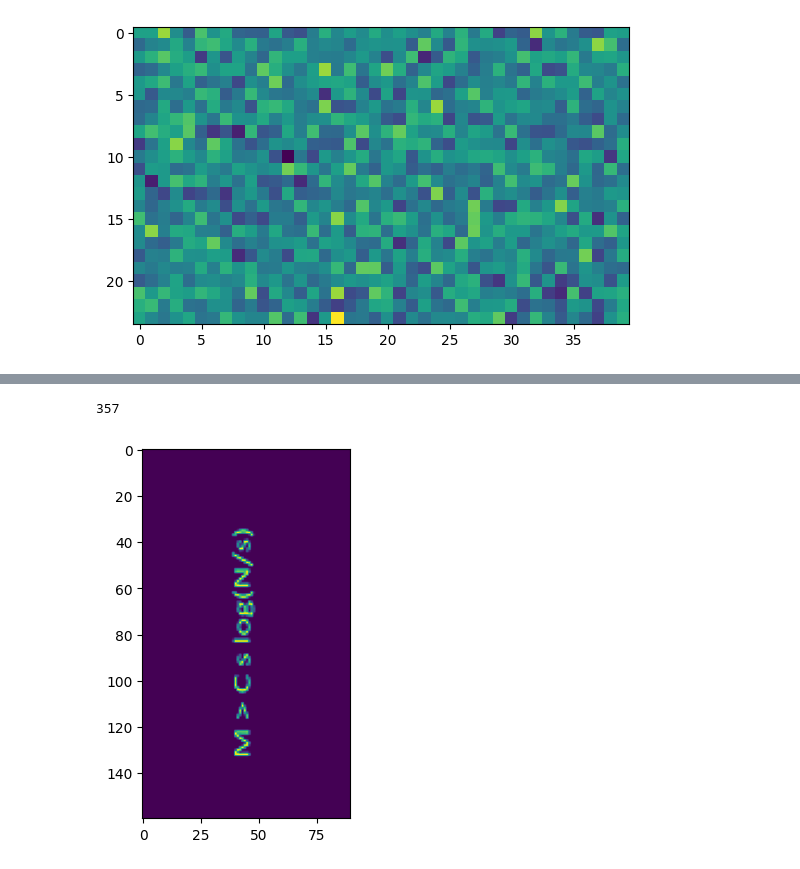
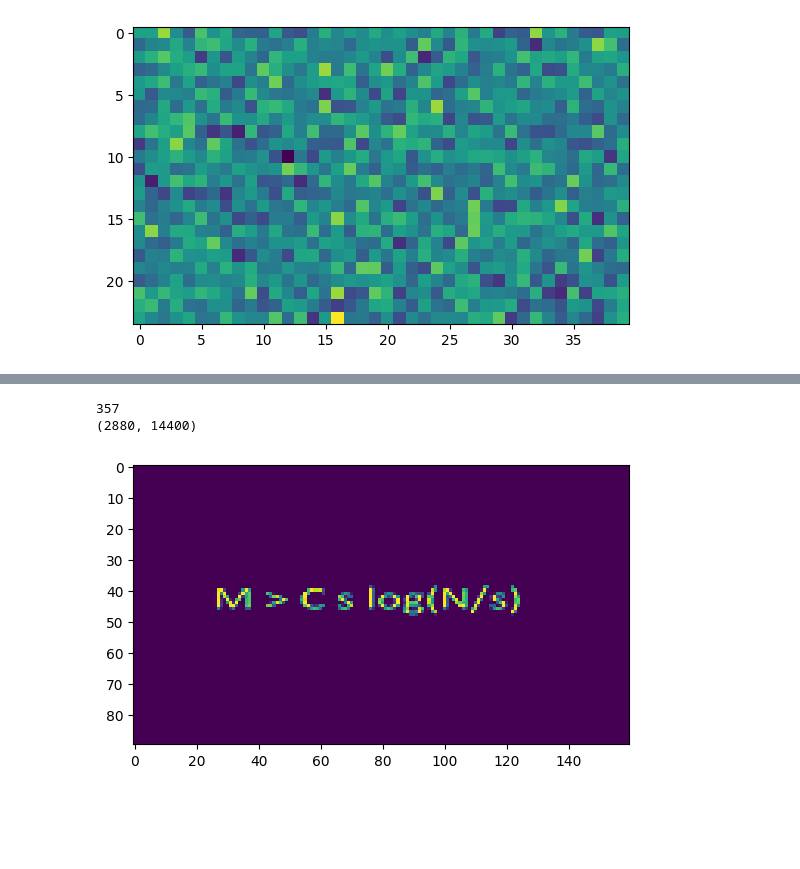
Before and after one commit to awiesmu11a/ECE269-Orthogonal-matchin-pursuit, a Jupyter notebook: solution.ipynb, the cells around one changed output, grey strips where cells are left out. Drawn from its saved outputs; the diff is of its cells as text; code cells hidden in the pictures; blank space fills up the shorter version.

```diff
--- a/solution.ipynb
+++ b/solution.ipynb
@@ -905,12 +919,12 @@ print(S2_OMP)
 # %%
 X3_OMP, S3_OMP = OMP(A3, Y3, 0, True, 0)
 # %%
-X3 = np.flip(X3_OMP)
-X3_temp = X3.reshape((160,90))
-X3_temp = np.flip(X3_temp, axis=1)
-plt.imshow(X3_temp)
+X3_temp = X3_OMP.reshape((160,90))
+plt.imshow(X3_temp.T)
 print(S3_OMP)
+print(A3.shape)
 # %% [output]
 357
+(2880, 14400)
-[figure, old version]
+[figure, new version]
 # %%
```
Also changed, not shown: parts of 45 cells of this notebook, 26 other files.
